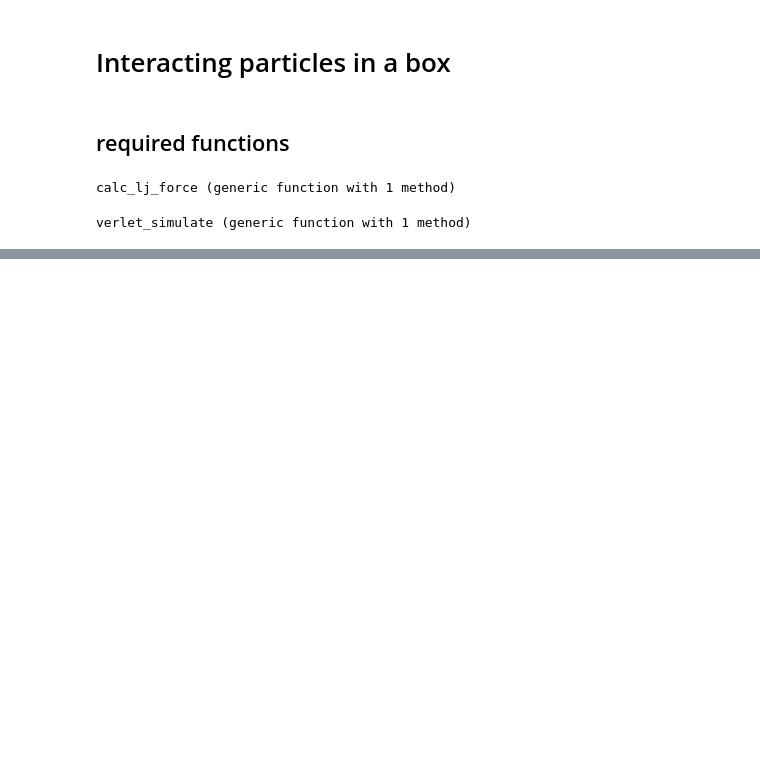
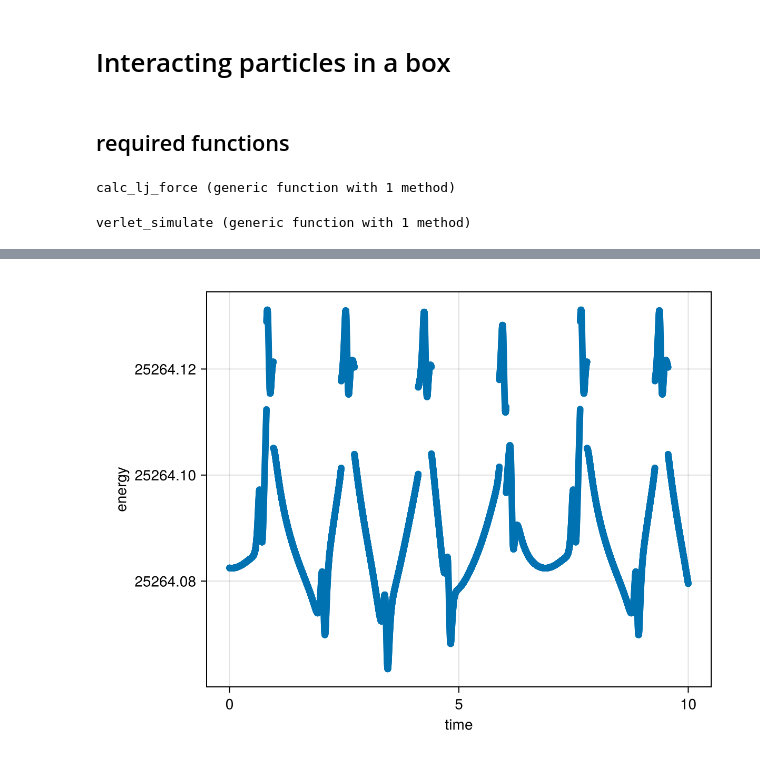
Before and after one commit to emhl/CoPhy3, a Jupyter notebook: molecular_dynamics/notebooks/ex07-particle_box.ipynb, the cells around one changed output, grey strips where cells are left out. Cells and saved outputs as stored; diff of their text form; code cells hidden in the pictures; blank space fills up the shorter version.

```diff
--- a/molecular_dynamics/notebooks/ex07-particle_box.ipynb
+++ b/molecular_dynamics/notebooks/ex07-particle_box.ipynb
@@ -113,0 +141,23 @@ verlet_simulate (generic function with 1 method)
+# %%
+function calc_lj_hamiltonian(pos_arr::Array{Float64,3}; dt::Float64=0.01, cutoff::Float64=1.0)
+    velocities = calc_velocity(pos_arr, dt=dt)
+    positions = pos_arr[2:end,:,:]
+    kinetic_energy = sum(velocities .^ 2 , dims=[2,3])
+    steps = length(kinetic_energy)
+    kinetic_energy = reshape(kinetic_energy, steps)
+
+    # println(steps)
+    N_particles = size(positions,2)
+
+    potential_energy = zeros(steps)
+
+    for i in 1:steps
+        for j in 1:N_particles
+            pos = positions[i,j,:]
+            particles = positions[i,:,:]
+            potential_energy_ = calc_lj_potential(pos, particles, cutoff=cutoff)
+            potential_energy[i] += potential_energy_
+        end
+    end
+    return 0.5 .* (kinetic_energy .+ potential_energy)
+end
@@ -115,0 +199,17 @@ pos_arr = verlet_simulate(N_particles=20, steps=10_000,L=8.0, dt=0.01);
+# %%
+energy = calc_lj_hamiltonian(pos_arr, dt=dt, cutoff=2.5)
+t = collect(range(0,length(energy)*dt,length(energy)));
+# %%
+fig = cm.Figure()
+ax = cm.Axis(fig[1,1],xlabel="time", ylabel="energy")
+
+cm.plot!(ax, t, energy)
+
+
+# cm.xlims!(ax, 0, 0.2)
+# cm.ylims!(ax, 8000, 8300)
+
+
+fig
+# %% [output]
+[figure, added]
```
Also changed, not shown: parts of 8 cells of this notebook.
